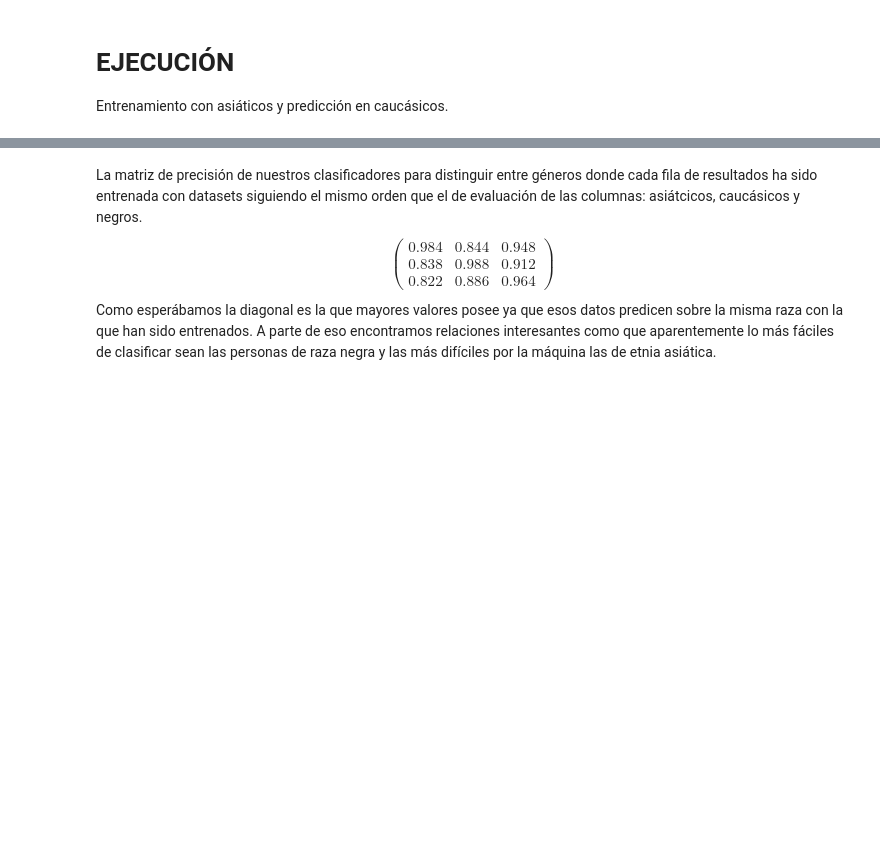
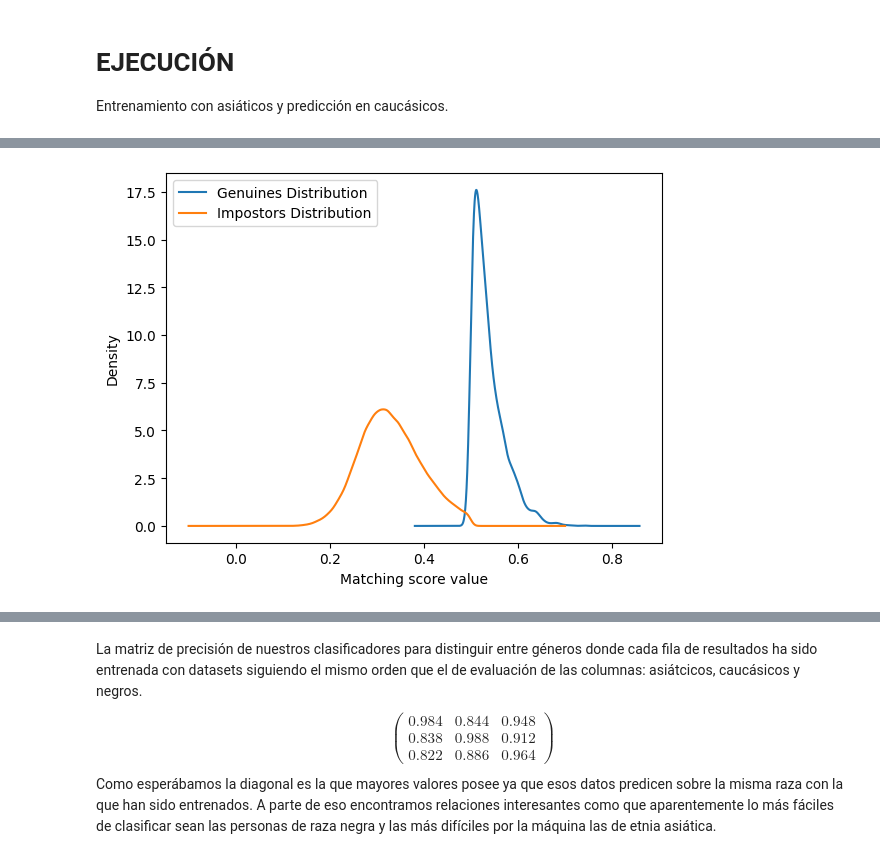
Before and after one commit to IkerVillegas/APPIB, a Jupyter notebook: Entregable.ipynb, the cells around one changed output, grey strips where cells are left out. Cells and saved outputs as stored; diff of their text form; code cells hidden in the pictures; blank space fills up the shorter version.

```diff
--- a/Entregable.ipynb
+++ b/Entregable.ipynb
@@ -49,9 +25,0 @@ img_face2=frf.extract_faces(data_path+"/1.jpg")
-# %%
-"Comparamos si es la misma persona"
-
-embedding = frf.generate_embedding(img_face1)
-embedding = np.asarray(embedding)
-f1 = np.squeeze(embedding)
-embedding = frf.generate_embedding(img_face2)
-embedding = np.asarray(embedding)
-f2 = np.squeeze(embedding)
@@ -356,0 +168,31 @@ with open("y_test_N.txt", "r") as f:
+# %%
+def obtain_train_test(v_carpeta, n_identidades = 750, n_archivos = 1):
+
+    index_train = 500
+
+    X_0, y_0 = obtain_data_embedding(v_carpeta[0], n_identidades, n_archivos)
+    X_1, y_1 = obtain_data_embedding(v_carpeta[1], n_identidades, n_archivos)
+
+    ## DATOS DE ENTRENAMIENTO
+    # Seleccionamos una parte de los datos de embeding
+    X = list(X_0[0:index_train]) + list(X_1[0:index_train])
+    y = y_0[0:index_train] + y_1[0:index_train]
+    # Los arreglamos para ser argumentos adecuados para el fit
+    X_train = np.array(X).astype(float)
+    y_train = np_utils.to_categorical(np.asarray(y))
+
+    ## DATOS DE TEST
+    # Seleccionamos una parte de los datos de embeding
+    index_test = index_train # 30% de los datos
+    X = list(X_0[index_test:]) + list(X_1[index_test:]) # asiáticos
+    y = y_0[index_test:] + y_1[index_test:]
+    # Los arreglamos para ser argumentos adecuados para el fit
+    X_test = np.array(X).astype(float)
+    y_test = np_utils.to_categorical(np.asarray(y))
+
+    return X_train, y_train, X_test, y_test
+
+
+x_train_A, y_train_A, x_test_A, y_test_A = obtain_train_test(["HA4K_120","MA4K_120"])
+x_train_B, y_train_B, x_test_B, y_test_B = obtain_train_test(["HB4K_120","MB4K_120"])
+x_train_N, y_train_N, x_test_N, y_test_N = obtain_train_test(["HN4K_120","MN4K_120"])
@@ -356,0 +217,5 @@ with open("y_test_N.txt", "r") as f:
+# %%
+score_genuino_A, score_impostor_A = get_scores(x_test_A)
+curva_ROC(score_genuino_A,score_impostor_A)
+# %% [output]
+[figure, added]
```
Also changed, not shown: parts of 48 cells of this notebook.
